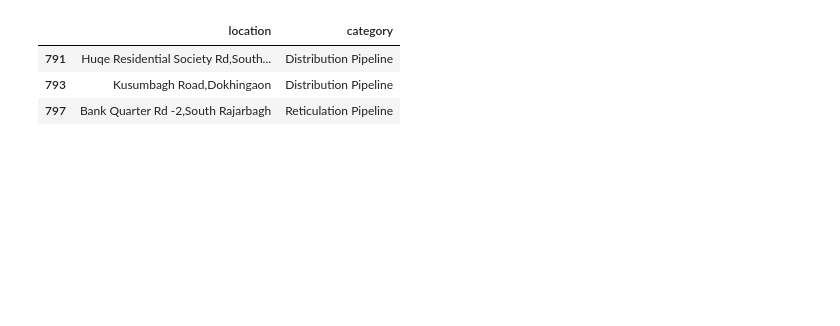
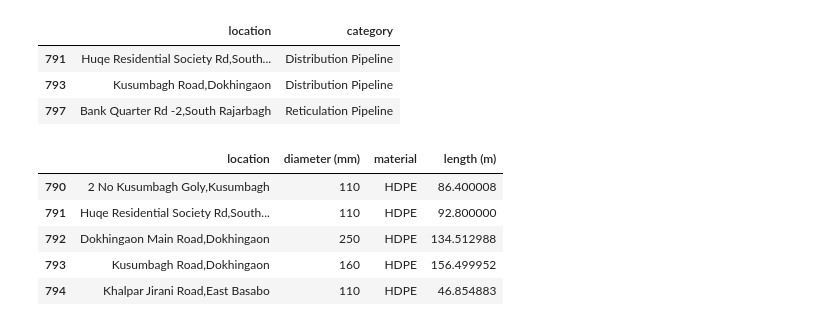
Before and after one commit to dthunn/gis-python, a Jupyter notebook: geopandas/operations.ipynb, the cells around one changed output. Saved outputs shown, nothing was run; the diff lists cells and outputs as text; code cells hidden in the pictures; blank space fills up the shorter version.

```diff
--- a/geopandas/operations.ipynb
+++ b/geopandas/operations.ipynb
@@ -89,3 +89,13 @@ pipelines.iloc[[791, 793, 797], [0, 4]]
 | 791 | Huqe Residential Society Rd,South... | Distribution Pipeline |
 | 793 | Kusumbagh Road,Dokhingaon | Distribution Pipeline |
 | 797 | Bank Quarter Rd -2,South Rajarbagh | Reticulation Pipeline |
+# %%
+#range
+pipelines.iloc[790:795, 0:4]
+# %% [output]
+|  | location | diameter (mm) | material | length (m) |
+| 790 | 2 No Kusumbagh Goly,Kusumbagh | 110 | HDPE | 86.400008 |
+| 791 | Huqe Residential Society Rd,South... | 110 | HDPE | 92.800000 |
+| 792 | Dokhingaon Main Road,Dokhingaon | 250 | HDPE | 134.512988 |
+| 793 | Kusumbagh Road,Dokhingaon | 160 | HDPE | 156.499952 |
+| 794 | Khalpar Jirani Road,East Basabo | 110 | HDPE | 46.854883 |
```
Also changed, not shown: parts of 9 cells of this notebook.
